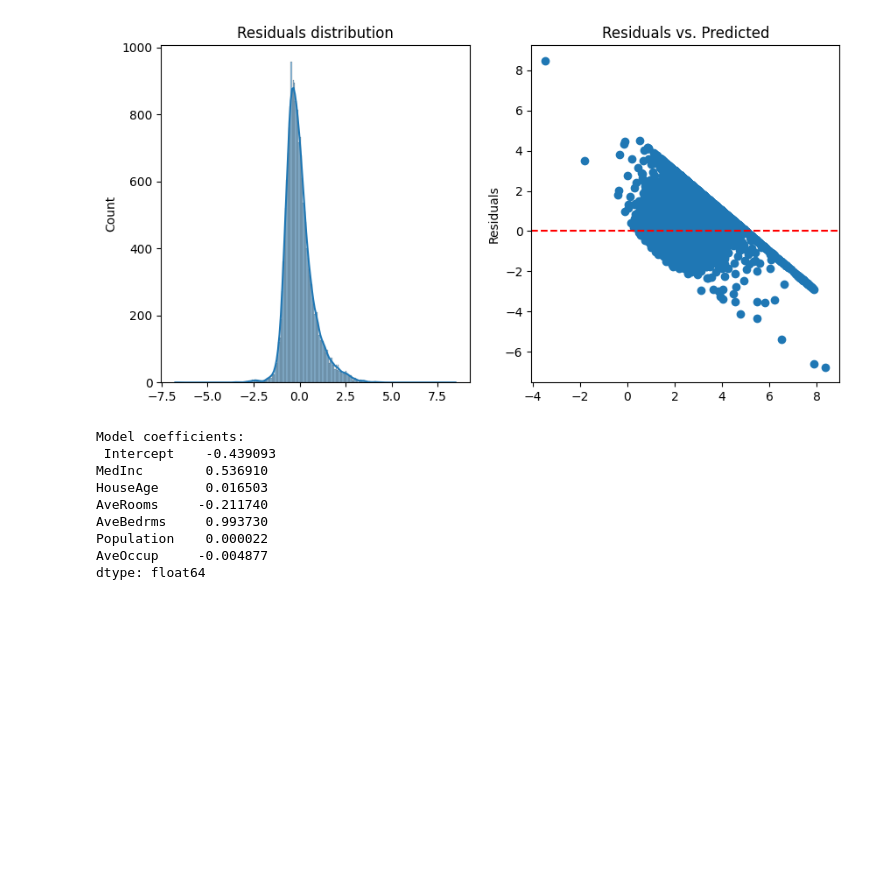
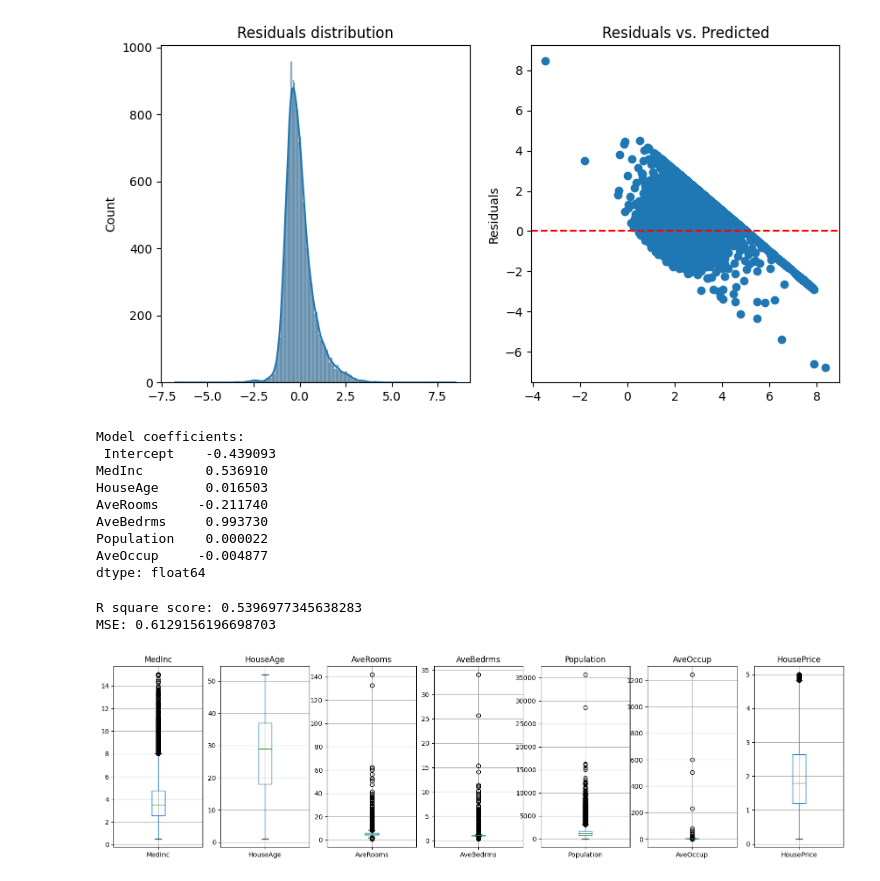
Before and after one commit to Tolegithub7/ml_labs, a Jupyter notebook: linear_regression.ipynb, the cells around one changed output. Cells and saved outputs as stored; diff of their text form; code cells hidden in the pictures; blank space fills up the shorter version.

Commit message:
model performance

```diff
--- a/linear_regression.ipynb
+++ b/linear_regression.ipynb
@@ -188,3 +188,26 @@ AveBedrms     0.993730
 Population    0.000022
 AveOccup     -0.004877
 dtype: float64
+# %%
+from sklearn.metrics import mean_squared_error, r2_score
+
+predictions = model.predict(X)
+
+print("R square score:", r2_score(y, predictions))
+print("MSE:", mean_squared_error(y, predictions))
+# %% [output]
+R square score: 0.5396977345638283
+MSE: 0.6129156196698703
+# %%
+import matplotlib.pyplot as plt
+
+def plot_boxplots(df):
+    fig, axes = plt.subplots(1, len(df.columns), figsize=(20, 5))
+    for i, column_name in enumerate(df.columns):
+        df.boxplot(column=column_name, ax=axes[i])
+        axes[i].set_title(column_name)
+    plt.show()
+
+plot_boxplots(housing_df)
+# %% [output]
+[figure, added]
```
